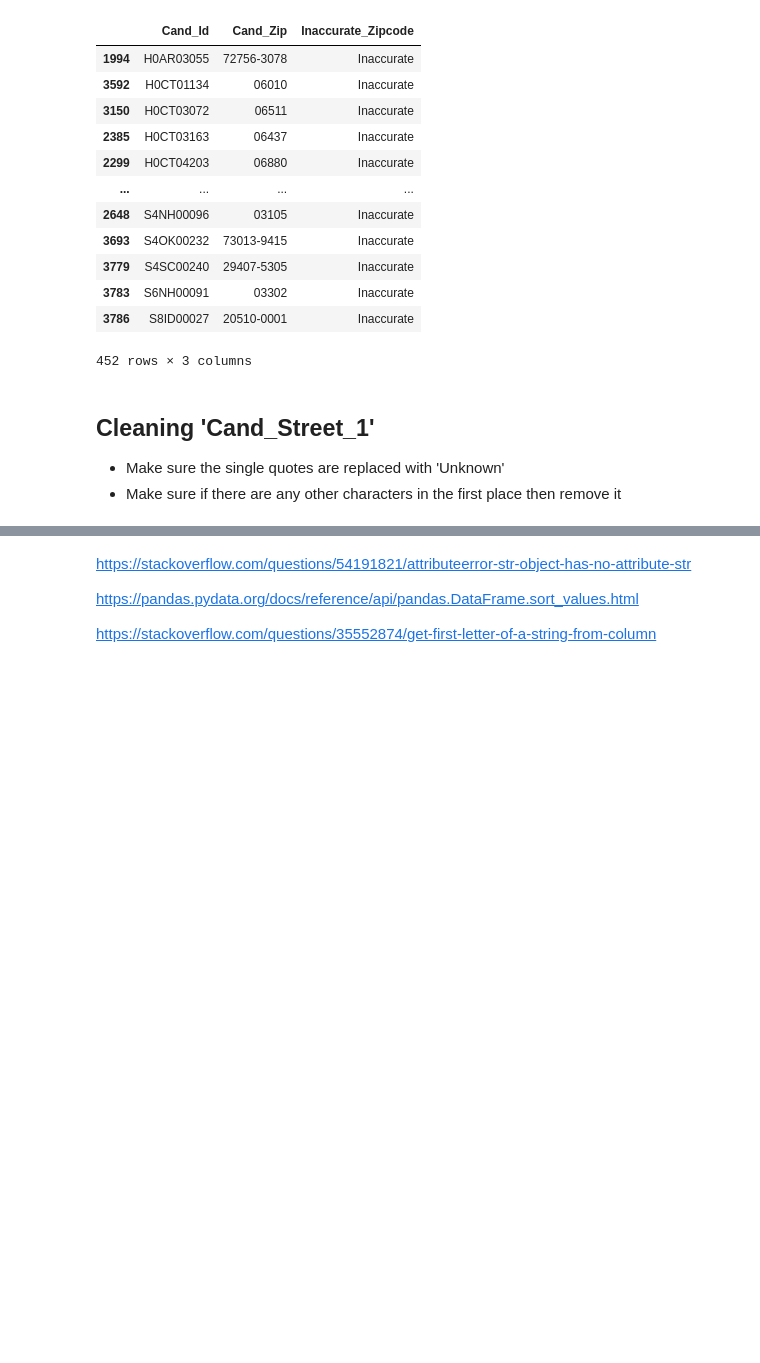
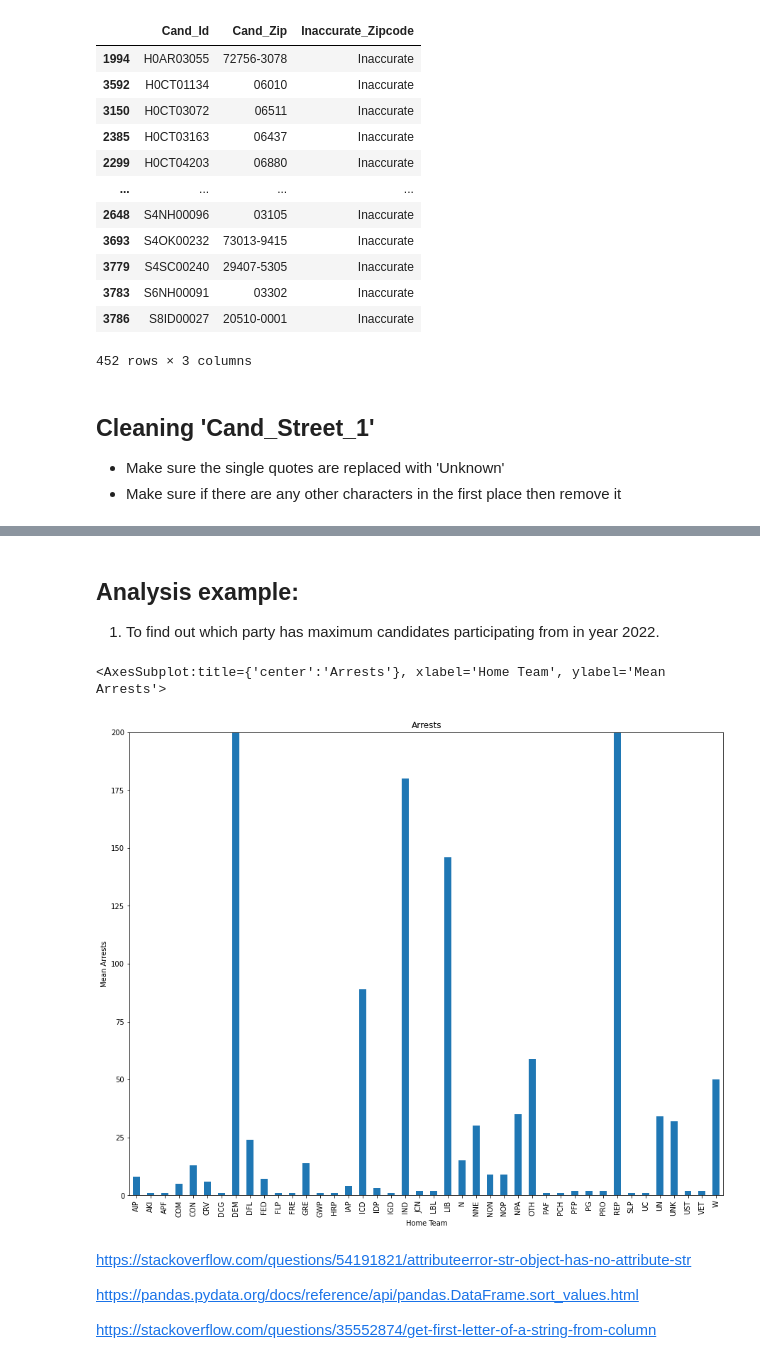
Before and after one commit to manasikarale/Data-Cleaning-Project, a Jupyter notebook: IS537 Data cleaning project candidate dataset.ipynb, the cells around one changed output, grey strips where cells are left out. Drawn from its saved outputs; the diff is of its cells as text; code cells hidden in the pictures; blank space fills up the shorter version.

```diff
--- a/IS537 Data cleaning project candidate dataset.ipynb
+++ b/IS537 Data cleaning project candidate dataset.ipynb
@@ -544,0 +823,4 @@ round(12.3456, 2)
+# %%
+# drop the column no longer required
+
+candidate_data = candidate_data.drop(['Incorrect_Summation', 'Total_Contribution_Refund_Added'], axis=1)
@@ -544,0 +829,11 @@ round(12.3456, 2)
+# %%
+cols = ['Total_Contribution', 'Total_Contribution_Refund']
+candidate_data['Net_Contribution_Added'] = candidate_data['Total_Contribution'] - candidate_data['Total_Contribution_Refund']
+candidate_data['Incorrect_Summation'] = candidate_data.apply(lambda x: True
+                                                                 if round(x['Net_Contribution'],2)
+                                                             != round(x['Net_Contribution_Added'],2)
+                                                                 else False, axis=1)
+candidate_data[candidate_data['Incorrect_Summation']==True][['Net_Contribution',
+                                                             'Total_Contribution',
+                                                             'Total_Contribution_Refund',
+                                                             'Incorrect_Summation']]
@@ -544,0 +858,9 @@ round(12.3456, 2)
+# %%
+candidate_data['Net_Contribution'] = candidate_data.apply(lambda x: x['Net_Contribution_Added']
+                                                                 if round(x['Net_Contribution'],2)
+                                                             != round(x['Net_Contribution_Added'],2)
+                                                                 else x['Net_Contribution'], axis=1)
+candidate_data[candidate_data['Incorrect_Summation']==True][['Net_Contribution',
+                                                             'Total_Contribution',
+                                                             'Total_Contribution_Refund',
+                                                             'Incorrect_Summation']]
@@ -544,0 +885,4 @@ round(12.3456, 2)
+# %%
+# drop the column no longer required
+
+candidate_data = candidate_data.drop(['Incorrect_Summation', 'Net_Contribution_Added'], axis=1)
@@ -545,3 +905,14 @@ round(12.3456, 2)
+# %% [markdown]
+## Analysis example:
+1. To find out which party has maximum candidates participating from in year 2022.
+# %%
+candidate_data_analysis = candidate_data.groupby(['Cand_Party_Affiliation'])['Cand_Id'].count()
+
+candidate_data_analysis.plot(kind='bar', title='Arrests', ylabel='Mean Arrests',
+         xlabel='Home Team', figsize=(15, 12), ylim=(0,200))
+# %% [output]
+<AxesSubplot:title={'center':'Arrests'}, xlabel='Home Team', ylabel='Mean Arrests'>
+[figure, added]
 # %% [markdown]
 https://stackoverflow.com/questions/54191821/attributeerror-str-object-has-no-attribute-str
 
```
Also changed, not shown: parts of 38 cells of this notebook.
